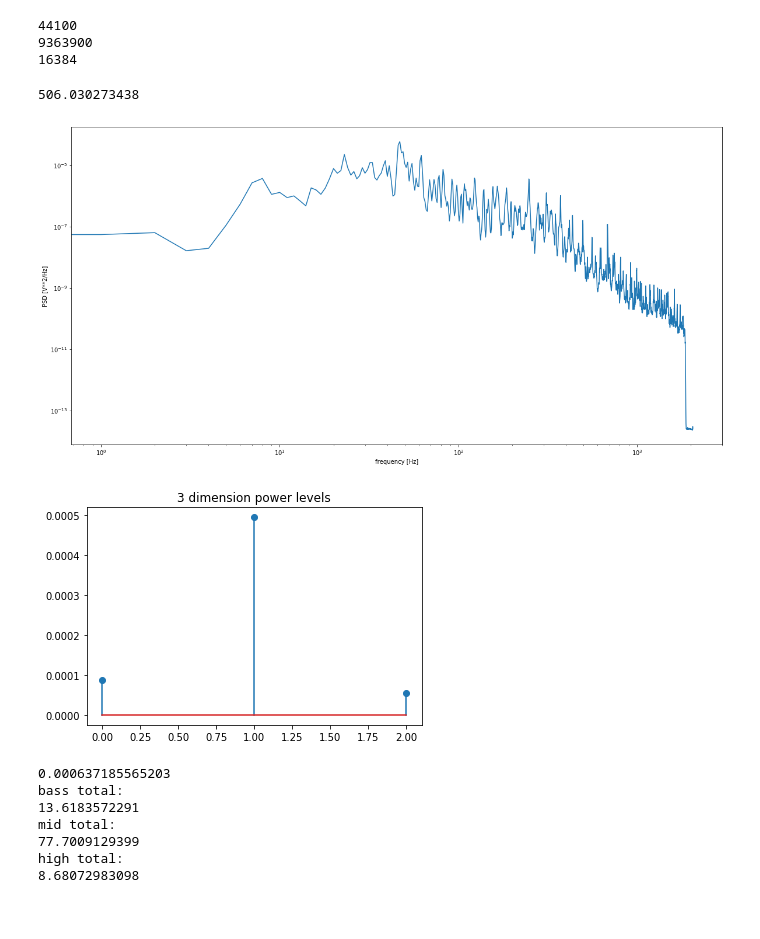
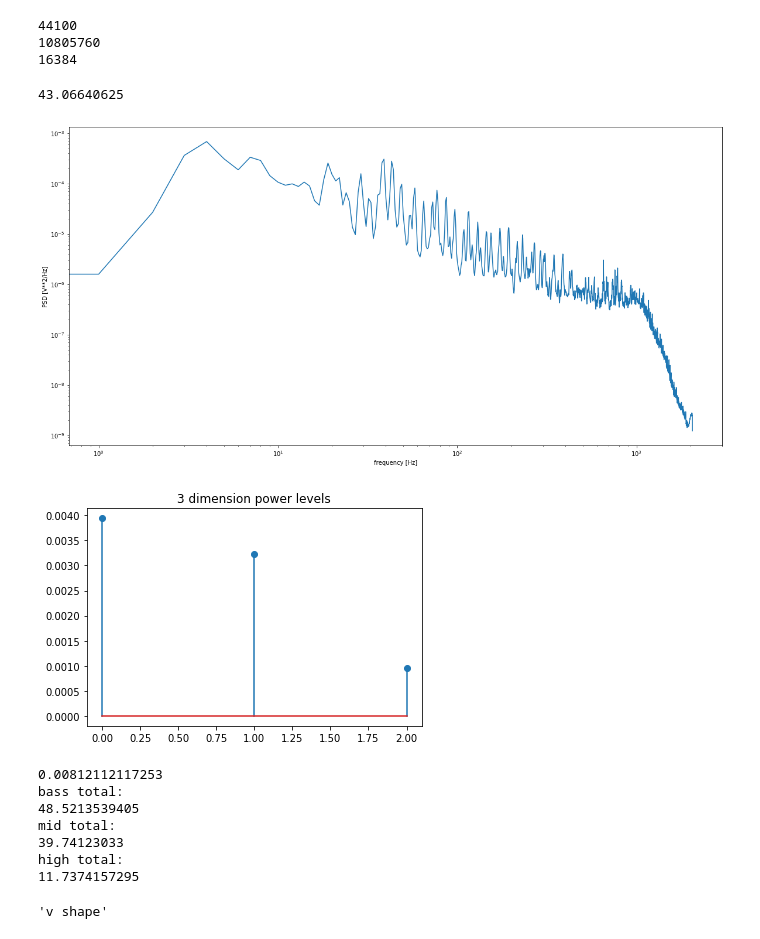
Before and after one commit to jonfung/mp3-fft, a Jupyter notebook: nbcopy.ipynb, the cells around one changed output. Cells and saved outputs as stored; diff of their text form; code cells hidden in the pictures.

Commit message:
classification of neutral, bassy, mid forward, or v shape added.

```diff
--- a/nbcopy.ipynb
+++ b/nbcopy.ipynb
@@ -34,7 +34,7 @@ def fft (data, intervalSize):
     return fftpack.fft(chunked), interv
 # %%
 ### load the data, perform FFT.
-freq, data = loadData('violin.wav')
+freq, data = loadData('closer.wav')
 sample_rate = 20000
 
 def toRealFreq(f):
@@ -50,7 +50,7 @@ result, randInterval = fft(data, 2**14)
 print(2 ** 14)
 # %% [output]
 44100
-9363900
+10805760
 16384
 # %%
 #perform welch's.
@@ -73,8 +73,8 @@ powvals = Pxx_den
 def realFreqConversion(index, samplingrate, N):
     return index * samplingrate / N
 # %% [output]
-506.030273438
+43.06640625
-[figure, old version]
+[figure, new version]
 # %%
 #0 to 60 subbass
 #60  to 300 bass
@@ -89,46 +89,71 @@ def realFreqConversion(index, samplingrate, N):
 #find the bass cutoff
 
 realfreqs = [realFreqConversion(index, freq, FFTLEN) for index in range(0, len(Pxx_den))]
 
 basscutoff = 0
 
 while realfreqs[basscutoff] < 300:
     basscutoff += 1
 
 midcutoff = basscutoff
 
 while realfreqs[midcutoff] < 2000:
     midcutoff += 1
 
 highcutoff = len(realfreqs)
 
 b = integrate.trapz(powvals[0:basscutoff])
 m = integrate.trapz(powvals[basscutoff: midcutoff])
 h = integrate.trapz(powvals[midcutoff: highcutoff])
 
-arr2 = [b, m, h]
+values = [b, m, h]
 
-plt.stem(arr2)
+plt.stem(values)
 plt.title("3 dimension power levels")
 plt.show()
 
 total = b + m + h
+
+def percentages(b, m, h):
+    total = b + m + h
+    return (b / total * 100), (m / total * 100), (h / total * 100)
+
+bpercent, mpercent, hpercent = percentages(b, m, h)
+
 print(total)
 print("bass total: ")
-print(b / total * 100)
+print(bpercent)
 print("mid total: ")
-print(m / total * 100)
+print(mpercent)
 print("high total: ")
-print(h / total * 100)
+print(hpercent)
 # %% [output]
-[figure, old version]
+[figure, new version]
-0.000637185565203
+0.00812112117253
 bass total:
-13.6183572291
+48.5213539405
 mid total:
-77.7009129399
+39.74123033
 high total:
-8.68072983098
+11.7374157295
+# %%
+#what headphones are you lookng for? in ear, on ear, etc.
+
+#NEUTRAL, BASSY, V SHAPE, MID FORWARD
+def classify(b, m, h):
+    if h > 9.0:
+        return "v shape"
+    if (np.absolute(b - m) < 10):
+        return "neutral"
+    if m > 50.0:
+        return "mid forward"
+    if b > 60:
+        return "bass"
+    return "neutral"
+
+classify(bpercent, mpercent, hpercent)
+# %% [output]
+'v shape'
 # %%
 #Here is the randomly sampled portion of the song.
 #Feel free to listen.
```
Also changed, not shown: parts of 1 cell of this notebook.
